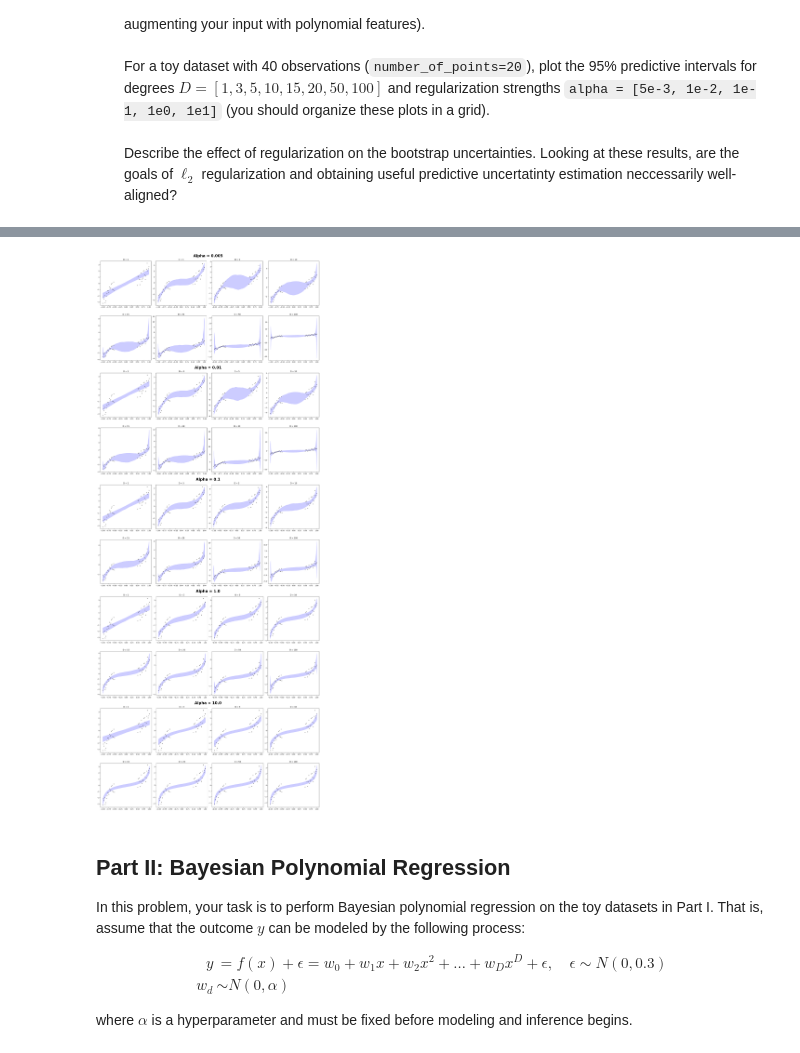
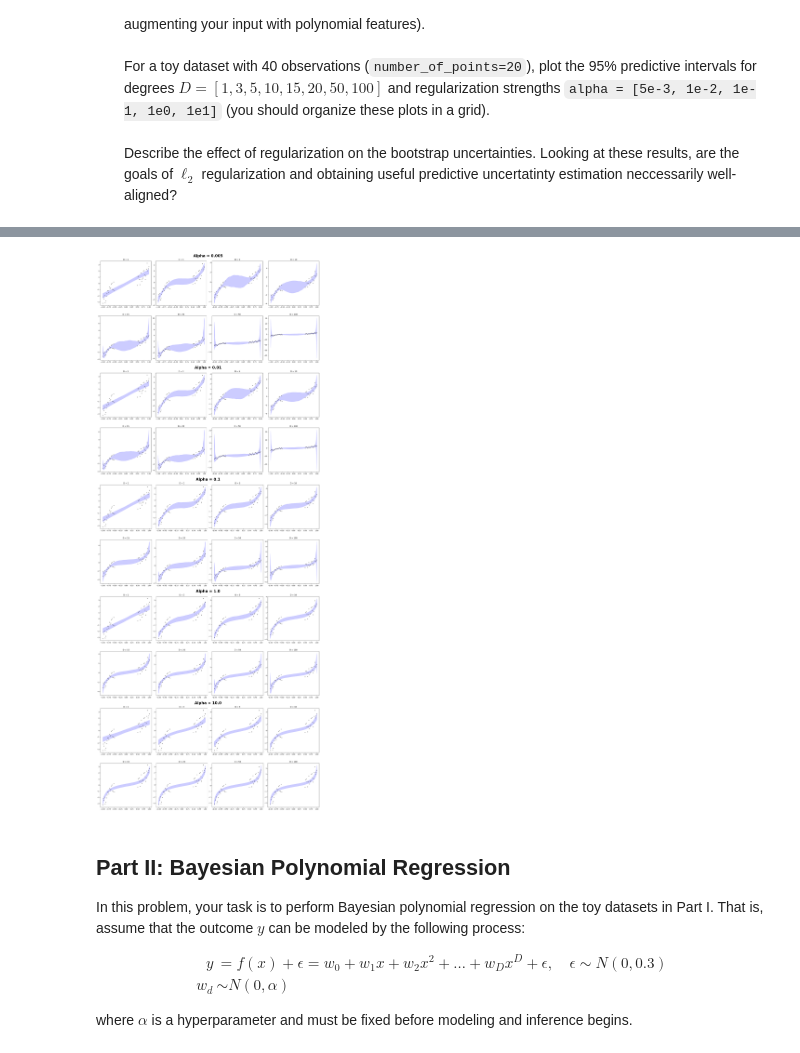
Before and after one commit to chihuangliu/ELEC70122_ML_for_Safety_Critical_Decision_Making, a Jupyter notebook: ELEC70122_HW1.ipynb, the cells around one changed output, grey strips where cells are left out. Saved outputs shown, nothing was run; the diff lists cells and outputs as text; code cells hidden in the pictures.

```diff
--- a/ELEC70122_HW1.ipynb
+++ b/ELEC70122_HW1.ipynb
@@ -263,46 +333,53 @@ def fit_polynomial_ridge_regression(
     return polynomial, model
 
 
 x_train, y_train, x_test = generate_data(number_of_points=20, noise_variance=0.3)
 
 fig = plt.figure(figsize=(20, 50), constrained_layout=True)
 subfigs = fig.subfigures(5, 1)
 subfigs = subfigs.flatten()
 
 Ds = [1, 3, 5, 10, 15, 20, 50, 100]
 alphas = [5e-3, 1e-2, 1e-1, 1e0, 1e1]
 num_bootstrap_models = 200
+seeds = rng.integers(0, 10000, size=num_bootstrap_models)
 
 for subfig, alpha in zip(subfigs, alphas):
     subfig.suptitle(f"Alpha = {alpha}", fontsize=24, fontweight="bold")
 
     axs = subfig.subplots(2, 4)
     axs = axs.flatten()
 
     preds = np.empty((num_bootstrap_models, x_test.shape[0]))
     for idx, D in enumerate(Ds):
         preds = np.empty((num_bootstrap_models, x_test.shape[0]))
-        for i, seed in enumerate(seeds):
-            x_train_bs, y_train_bs = bootstrap(x_train, y_train, seed)
-            polynomial, model = fit_polynomial_ridge_regression(
-                x_train_bs, y_train_bs, D, alpha
-            )
-            pred = predict_polynomial_linear_regression(x_test, polynomial, model)
-            pred = pred.flatten()
-            preds[i, :] = pred
-
-        pred_pr2_5 = np.percentile(preds, 2.5, axis=0)
-        pred_pr97_5 = np.percentile(preds, 97.5, axis=0)
+        pred_pr2_5, pred_pr97_5 = get_95_interval_bounds(
+            num_bootstrap_models,
+            x_train,
+            y_train,
+            x_test,
+            seeds,
+            D,
+            fit_func=fit_polynomial_ridge_regression,
+            alpha=alpha,
+        )
 
         ax = axs[idx]
         ax.fill_between(
-            x_test, pred_pr2_5, pred_pr97_5, alpha=0.2, color="blue", label="95% CI"
+            x_test,
+            pred_pr2_5,
+            pred_pr97_5,
+            alpha=0.2,
+            color="blue",
+            label="95% Predictive Interval",
         )
         ax.scatter(x_train, y_train, color="black", s=10, alpha=0.5)
 
         ax.set_title(f"D = {D}")
+
+plt.show()
 # %% [output]
-[figure, old version]
+[figure, new version]
 # %% [markdown]
 ## Part II: Bayesian Polynomial Regression
 In this problem, your task is to perform Bayesian polynomial regression on the toy datasets in Part I. That is, assume that the outcome $y$ can be modeled by the following process:
```
Also changed, not shown: parts of 7 cells of this notebook.
